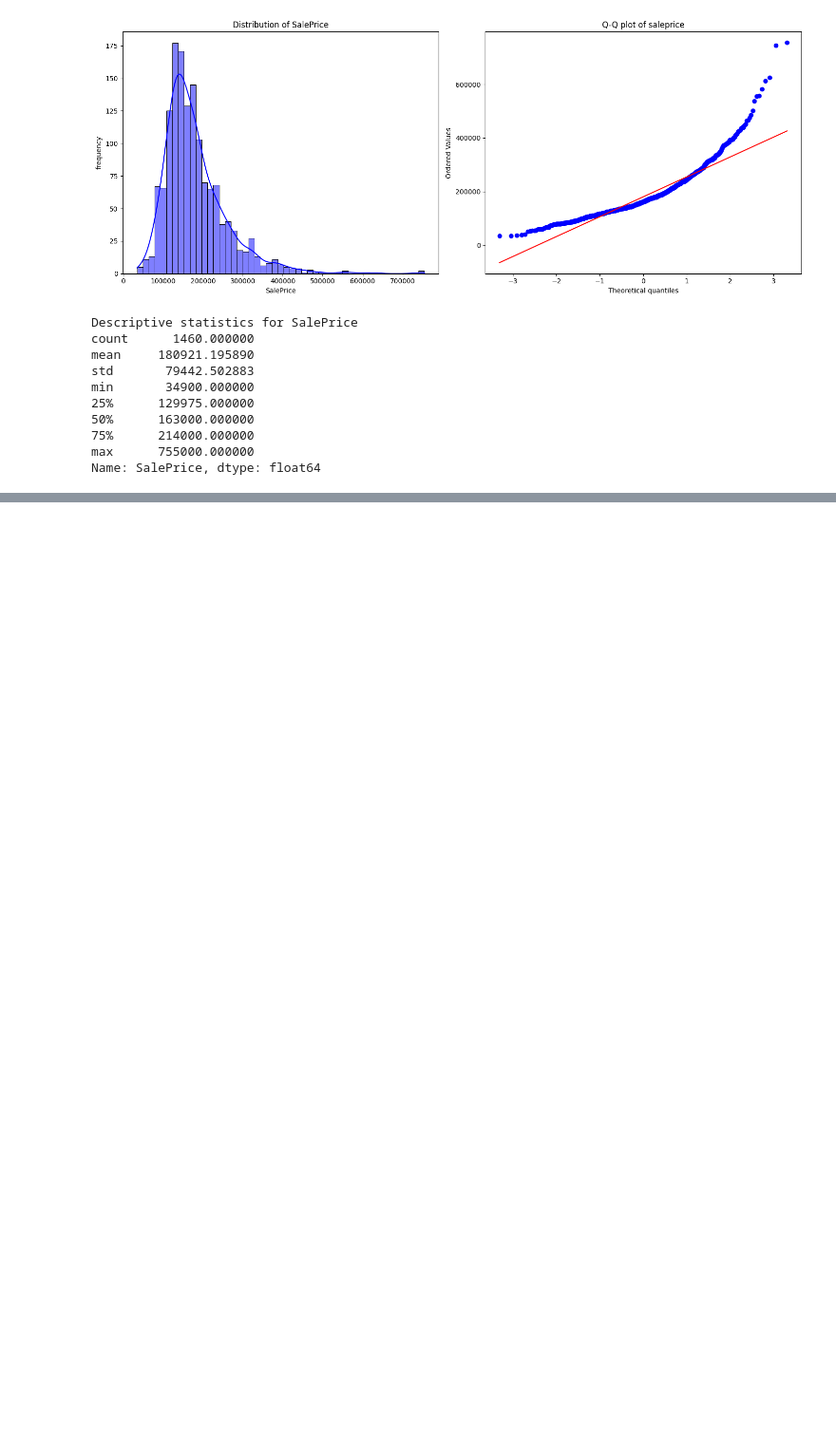
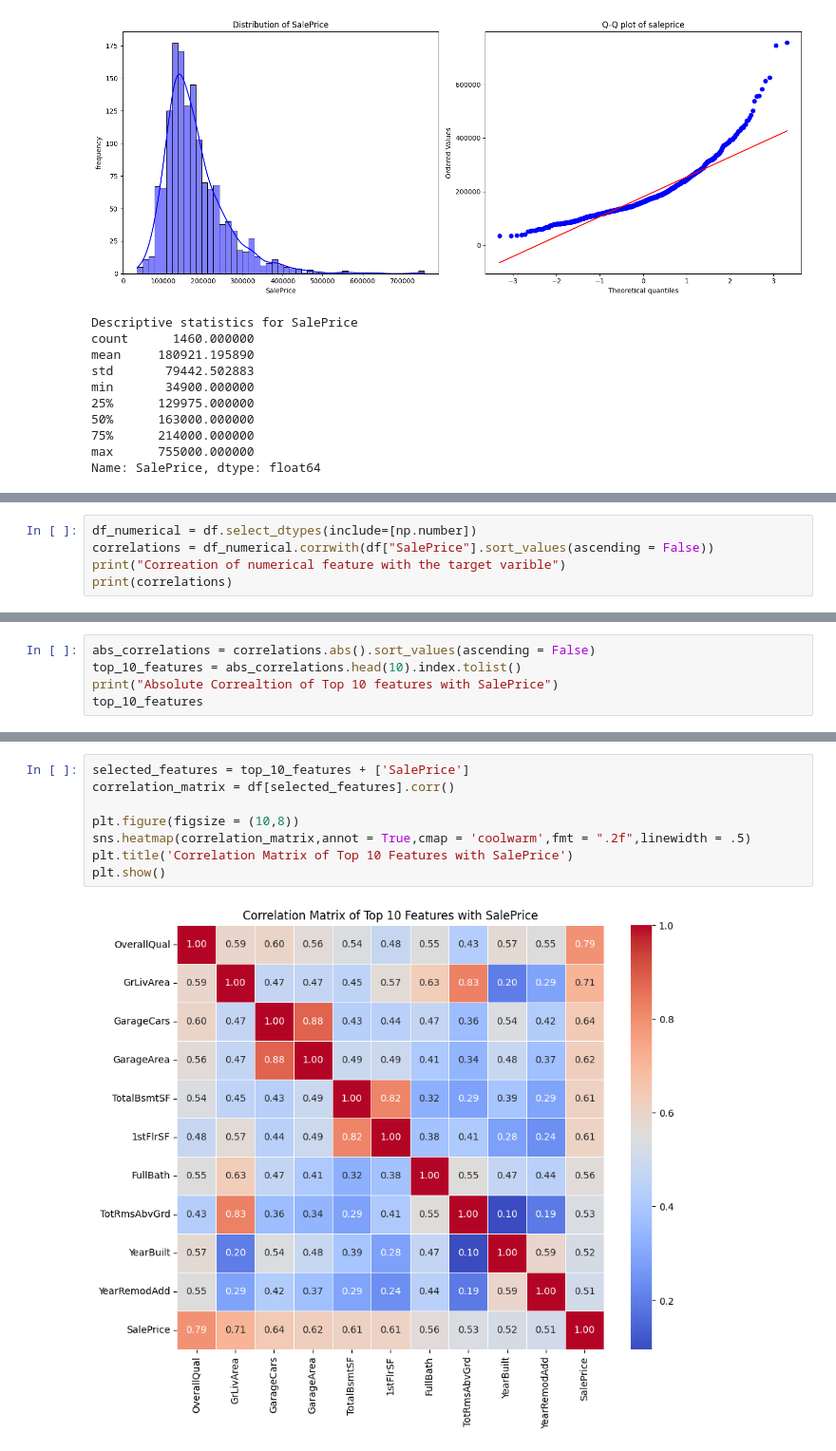
Before and after one commit to shaiksuhail-824/house-price-predition-linear-ridge-lasso, a Jupyter notebook: House_Price_Prediction_Linear_Ridge_Lasso.ipynb, the cells around one changed output, grey strips where cells are left out. Shown at 95% size. Drawn from its saved outputs; the diff is of its cells as text; blank space fills up the shorter version.

Commit message:
Add correlation matrix , split the data into training and testing sets

```diff
--- a/House_Price_Prediction_Linear_Ridge_Lasso.ipynb
+++ b/House_Price_Prediction_Linear_Ridge_Lasso.ipynb
@@ -136,0 +134,5 @@ Text(0, 0.5, 'GrLivArea')
+# %%
+df_numerical = df.select_dtypes(include=[np.number])
+correlations = df_numerical.corrwith(df["SalePrice"].sort_values(ascending = False))
+print("Correation of numerical feature with the target varible")
+print(correlations)
@@ -136,0 +161,5 @@ Text(0, 0.5, 'GrLivArea')
+# %%
+abs_correlations = correlations.abs().sort_values(ascending = False)
+top_10_features = abs_correlations.head(10).index.tolist()
+print("Absolute Correaltion of Top 10 features with SalePrice")
+top_10_features
@@ -136,0 +182,10 @@ Text(0, 0.5, 'GrLivArea')
+# %%
+selected_features = top_10_features + ['SalePrice']
+correlation_matrix = df[selected_features].corr()
+
+plt.figure(figsize = (10,8))
+sns.heatmap(correlation_matrix,annot = True,cmap = 'coolwarm',fmt = ".2f",linewidth = .5)
+plt.title('Correlation Matrix of Top 10 Features with SalePrice')
+plt.show()
+# %% [output]
+[figure, added]
```
Also changed, not shown: parts of 12 cells of this notebook.
